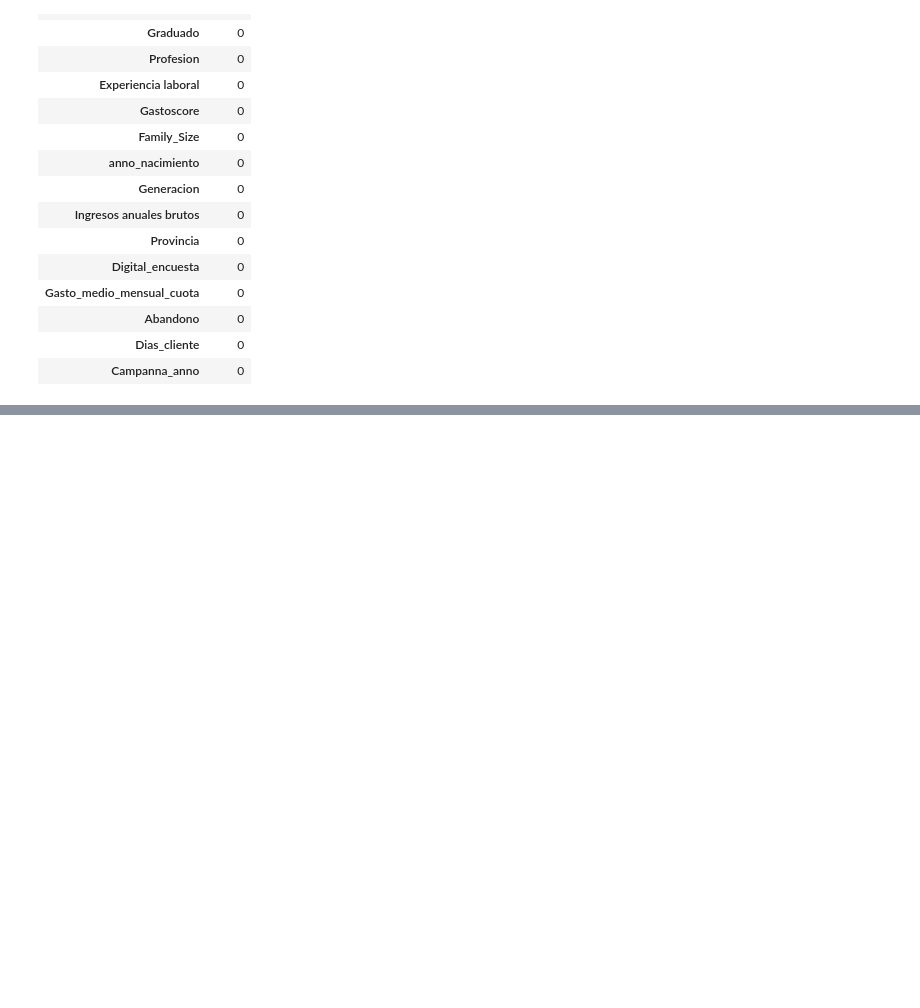
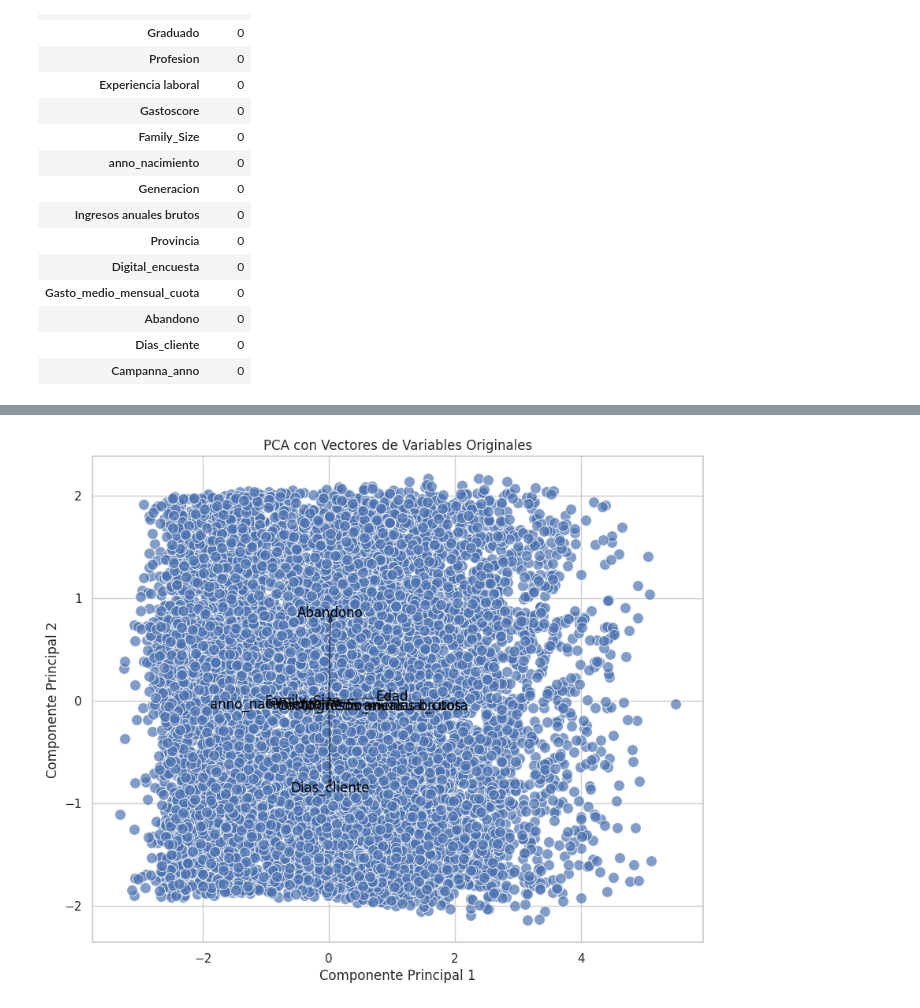
Before and after one commit to pelahumi/Segmentacion-clientes, a Jupyter notebook: cluster_anal.ipynb, the cells around one changed output, grey strips where cells are left out. Drawn from its saved outputs; the diff is of its cells as text; code cells hidden in the pictures; blank space fills up the shorter version.

```diff
--- a/cluster_anal.ipynb
+++ b/cluster_anal.ipynb
@@ -118,0 +201,9 @@ df_nulls
+# %%
+# Obtener las cargas (vectores propios)
+cargas = pca.components_.T * np.sqrt(pca.explained_variance_)
+
+# Crear un DataFrame para las cargas
+cargas_df = pd.DataFrame(cargas, index=numerical_cols, columns=['PC1', 'PC2', 'PC3'])
+
+print("\nCargas de las variables en las componentes principales:")
+cargas_df
@@ -118,0 +220,18 @@ df_nulls
+# %%
+# Dibujar los vectores
+plt.figure(figsize=(10,8))
+sns.scatterplot(x='PC1', y='PC2', data=final_df, s=100, alpha=0.7)
+
+for var in numerical_cols:
+    plt.arrow(0, 0, cargas_df.loc[var, 'PC1'], cargas_df.loc[var, 'PC2'],
+              color='black', alpha=0.5, head_width=0.05)
+    plt.text(cargas_df.loc[var, 'PC1']*1.1, cargas_df.loc[var, 'PC2']*1.1,
+             var, color='black', ha='center', va='center')
+
+plt.title('PCA con Vectores de Variables Originales')
+plt.xlabel('Componente Principal 1')
+plt.ylabel('Componente Principal 2')
+plt.grid(True)
+plt.show()
+# %% [output]
+[figure, added]
```
Also changed, not shown: parts of 10 cells of this notebook.
